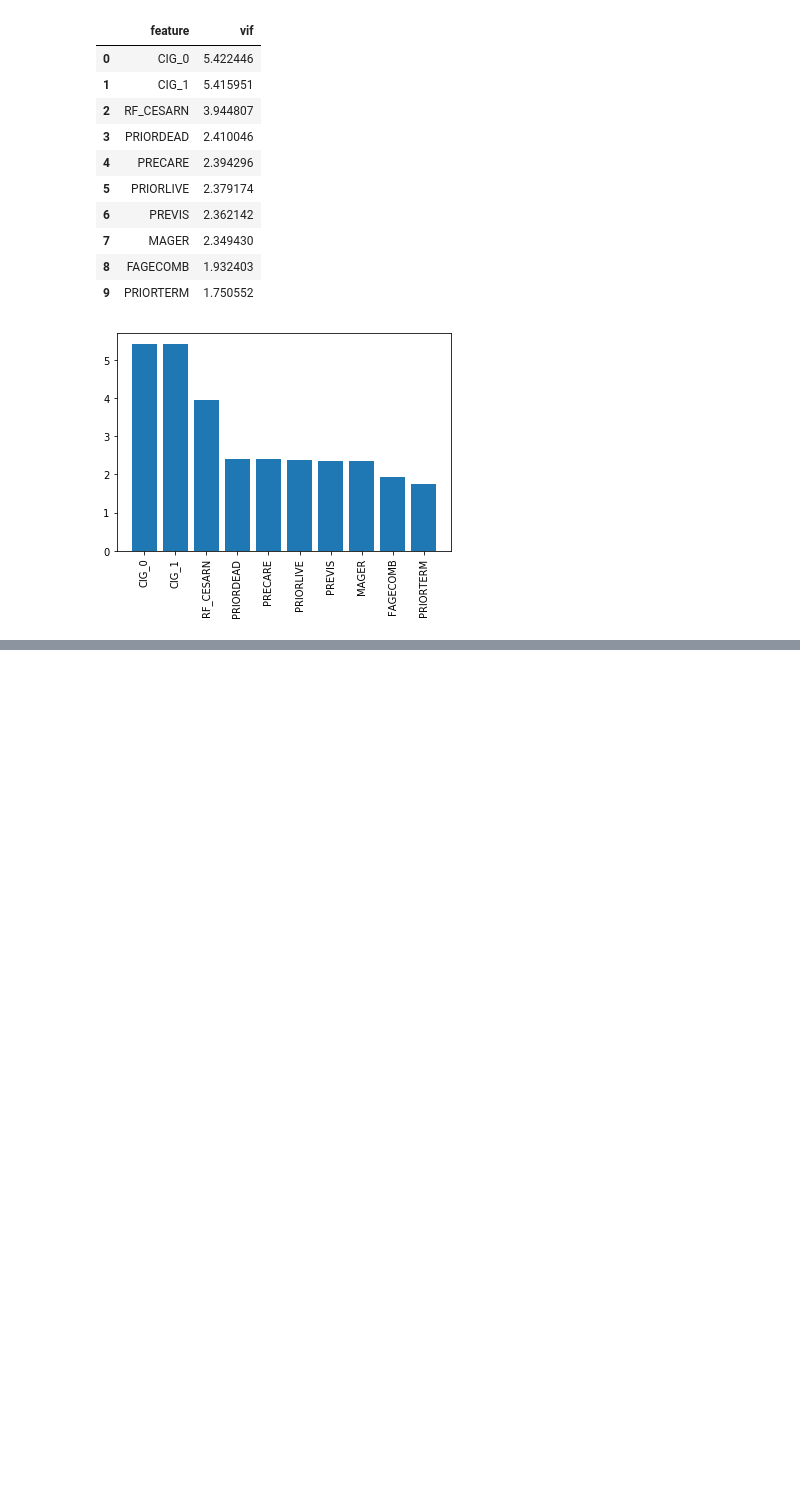
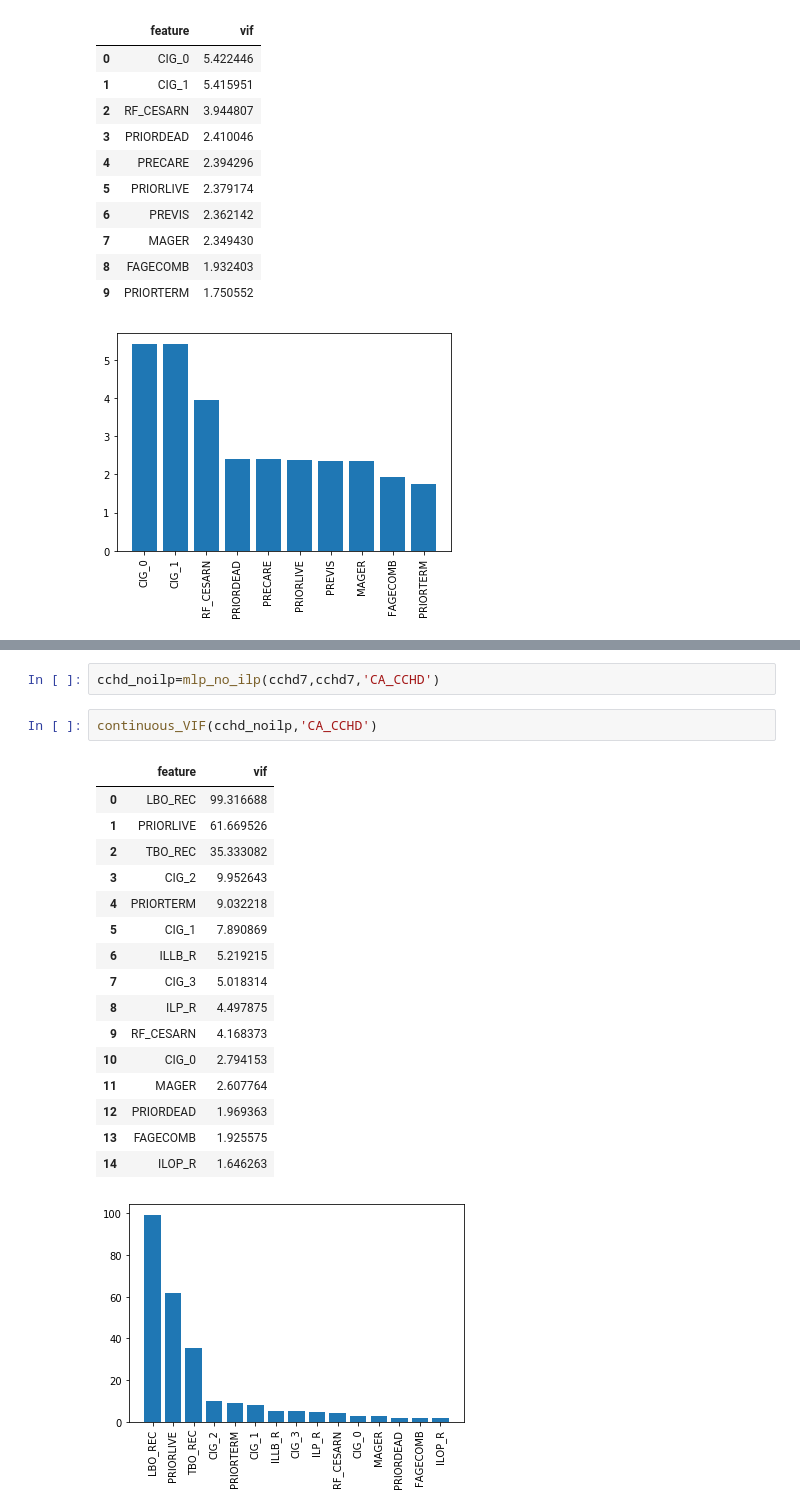
Before and after one commit to AronBerke/CDC_Natality_Analysis, a Jupyter notebook: Paul/Continuous VIF.ipynb, the cells around one changed output, grey strips where cells are left out. Saved outputs shown, nothing was run; the diff lists cells and outputs as text; blank space fills up the shorter version.

```diff
--- a/Paul/Continuous VIF.ipynb
+++ b/Paul/Continuous VIF.ipynb
@@ -702,0 +714,22 @@ continuous_VIF(cchd_no_c_y_imp_l,'CA_CCHD',['LBO_REC','TBO_REC', 'RF_CESAR', 'RF
+# %%
+cchd_noilp=mlp_no_ilp(cchd7,cchd7,'CA_CCHD')
+# %%
+continuous_VIF(cchd_noilp,'CA_CCHD')
+# %% [output]
+|  | feature | vif |
+| 0 | LBO_REC | 99.316688 |
+| 1 | PRIORLIVE | 61.669526 |
+| 2 | TBO_REC | 35.333082 |
+| 3 | CIG_2 | 9.952643 |
+| 4 | PRIORTERM | 9.032218 |
+| 5 | CIG_1 | 7.890869 |
+| 6 | ILLB_R | 5.219215 |
+| 7 | CIG_3 | 5.018314 |
+| 8 | ILP_R | 4.497875 |
+| 9 | RF_CESARN | 4.168373 |
+| 10 | CIG_0 | 2.794153 |
+| 11 | MAGER | 2.607764 |
+| 12 | PRIORDEAD | 1.969363 |
+| 13 | FAGECOMB | 1.925575 |
+| 14 | ILOP_R | 1.646263 |
+[figure, added]
```
Also changed, not shown: parts of 6 cells of this notebook.
